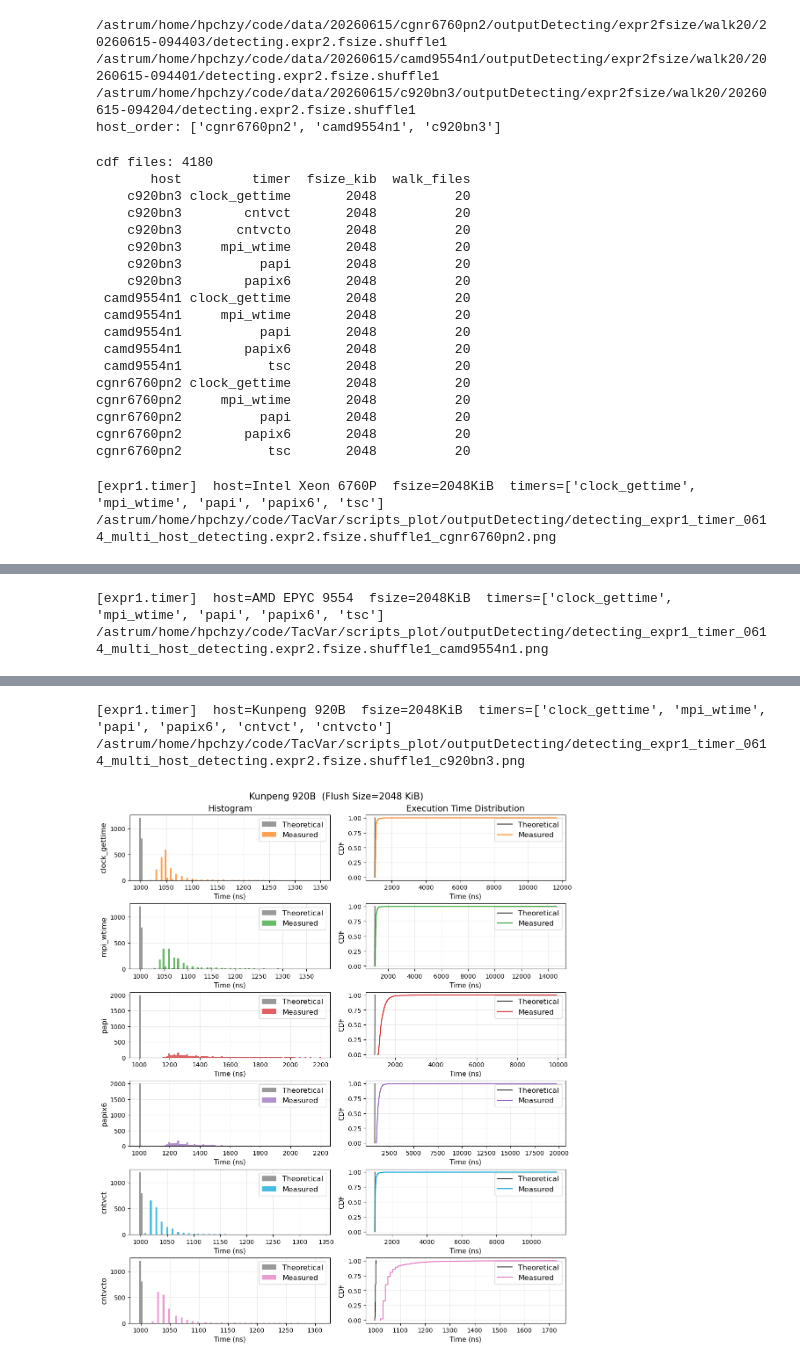
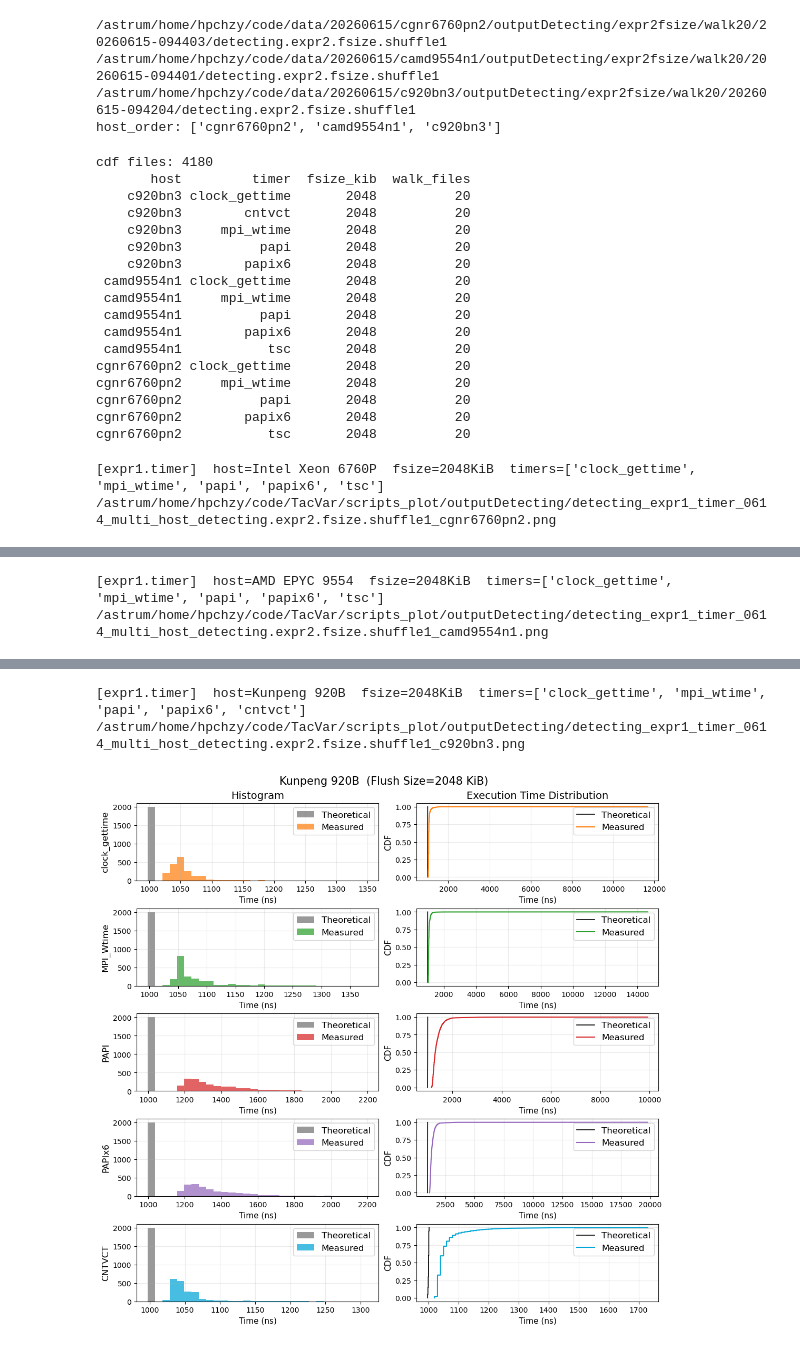
Before and after one commit to HunterHan/TacVar, a Jupyter notebook: scripts/plot_entry_detecting.expr1Timer.0614.ipynb, the cells around one changed output, grey strips where cells are left out. Saved outputs shown, nothing was run; the diff lists cells and outputs as text; code cells hidden in the pictures.

```diff
--- a/scripts/plot_entry_detecting.expr1Timer.0614.ipynb
+++ b/scripts/plot_entry_detecting.expr1Timer.0614.ipynb
@@ -40,7 +40,7 @@ QUANTILE_DROP = 1.0
 # CDF x-range; set to a (lo, hi) tuple to fix it, or None to autoscale.
 CDF_XLIM = None
 # Measured-histogram bin count (was hard-capped at 20). int, or 'auto'/'fd' for numpy adaptive.
-HIST_BINS = 100
+HIST_BINS = 30
 # Histogram x-range upper bound = this quantile of measured, so a heavy tail
 # does not collapse the body into one bar (independent of QUANTILE_DROP/CDF).
 HIST_XLIM_QUANTILE = 0.99
@@ -96,6 +96,25 @@ HOST_LABELS = {
 }
 
 DROP_TIMERS = {'cntvct_fence', 'tsc_asym'}
+
+TIMER_LABELS = {
+    'tsc': 'TSC',
+    'tsc_fence': 'TSC_Fence',
+    'tsc_native': 'TSC_Native',
+    'cgt': 'clock_gettime',
+    'clock_gettime': 'clock_gettime',
+    'wtime': 'MPI_Wtime',
+    'mpi_wtime': 'MPI_Wtime',
+    'papi': 'PAPI',
+    'papix6': 'PAPIx6',
+    'likwid': 'LIKWID',
+    'cntvct': 'CNTVCT',
+    'cntvcto': 'CNTVCTO',
+}
+
+
+def timer_label(timer):
+    return TIMER_LABELS.get(timer, timer.upper().replace('_', '-'))
 RUN_TAG = f'multi_host_{RUN_ROOTS[0].name}' if len(RUN_ROOTS) > 1 else RUN_ROOTS[0].name
 
 SAVE_FIG = True
@@ -189,6 +208,9 @@ if raw.empty:
     raise RuntimeError('No *_ta_cdf.csv files found under RUN_ROOTS')
 
 raw = raw[~raw['timer'].isin(DROP_TIMERS)].copy()
+# drop the real cntvct, keep cntvcto and rename it to cntvct (displayed as CNTVCT)
+raw = raw[raw['timer'] != 'cntvct'].copy()
+raw['timer'] = raw['timer'].replace('cntvcto', 'cntvct')
 raw_min = raw[raw['fsize_kib'] == FSIZE_KIB].copy()
 if raw_min.empty:
     raise RuntimeError(f'No rows with fsize_kib == {FSIZE_KIB}')
@@ -200,7 +222,6 @@ cdf files: 4180
        host         timer  fsize_kib  walk_files
     c920bn3 clock_gettime       2048          20
     c920bn3        cntvct       2048          20
-    c920bn3       cntvcto       2048          20
     c920bn3     mpi_wtime       2048          20
     c920bn3          papi       2048          20
     c920bn3        papix6       2048          20
@@ -251,7 +272,7 @@ for host in hosts:
         # theory is a delta at ta; use the same fine bins so it is a thin spike, not a wide block
         ax_hist.hist(theory, bins=HIST_BINS, range=hist_range, alpha=0.40, color='black', label='Theoretical')
         ax_hist.hist(measured, bins=HIST_BINS, range=hist_range, alpha=0.72, color=color, label='Measured')
-        ax_hist.set_ylabel(timer, fontsize=ROWLABEL_FONTSIZE)
+        ax_hist.set_ylabel(timer_label(timer), fontsize=ROWLABEL_FONTSIZE)
         ax_hist.set_xlabel('Time (ns)', fontsize=AXIS_LABEL_FONTSIZE)
         ax_hist.grid(True, alpha=0.25)
         ax_hist.tick_params(axis='both', labelsize=TICK_FONTSIZE)
@@ -288,3 +309,3 @@ for host in hosts:
-[expr1.timer]  host=Kunpeng 920B  fsize=2048KiB  timers=['clock_gettime', 'mpi_wtime', 'papi', 'papix6', 'cntvct', 'cntvcto']
+[expr1.timer]  host=Kunpeng 920B  fsize=2048KiB  timers=['clock_gettime', 'mpi_wtime', 'papi', 'papix6', 'cntvct']
 /astrum/home/hpchzy/code/TacVar/scripts_plot/outputDetecting/detecting_expr1_timer_0614_multi_host_detecting.expr2.fsize.shuffle1_c920bn3.png
-[figure, old version]
+[figure, new version]
```
Also changed, not shown: parts of 1 cell of this notebook, 3 other files.
